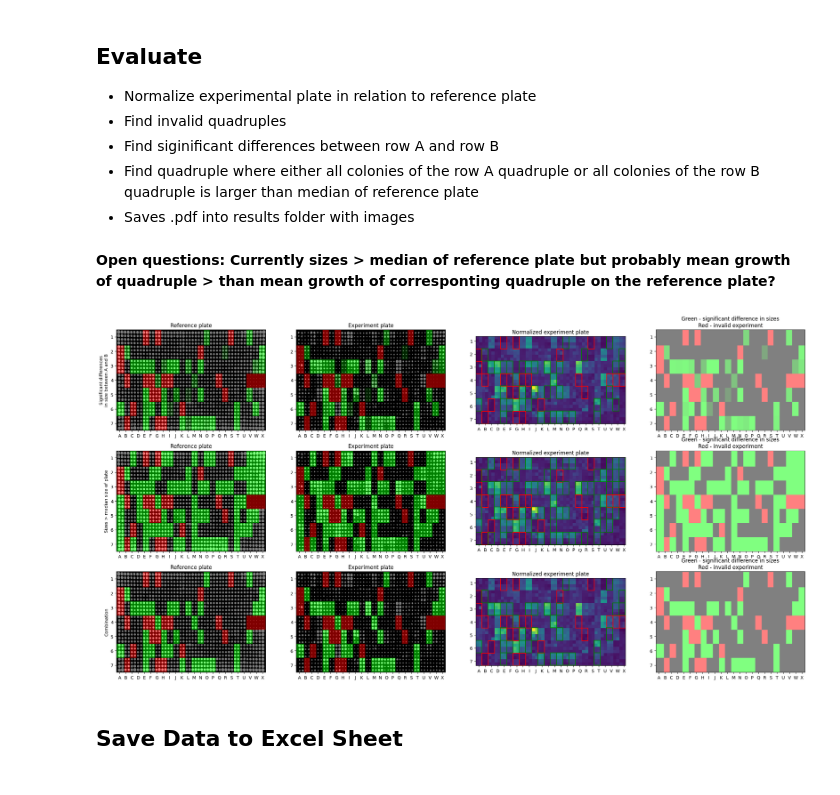
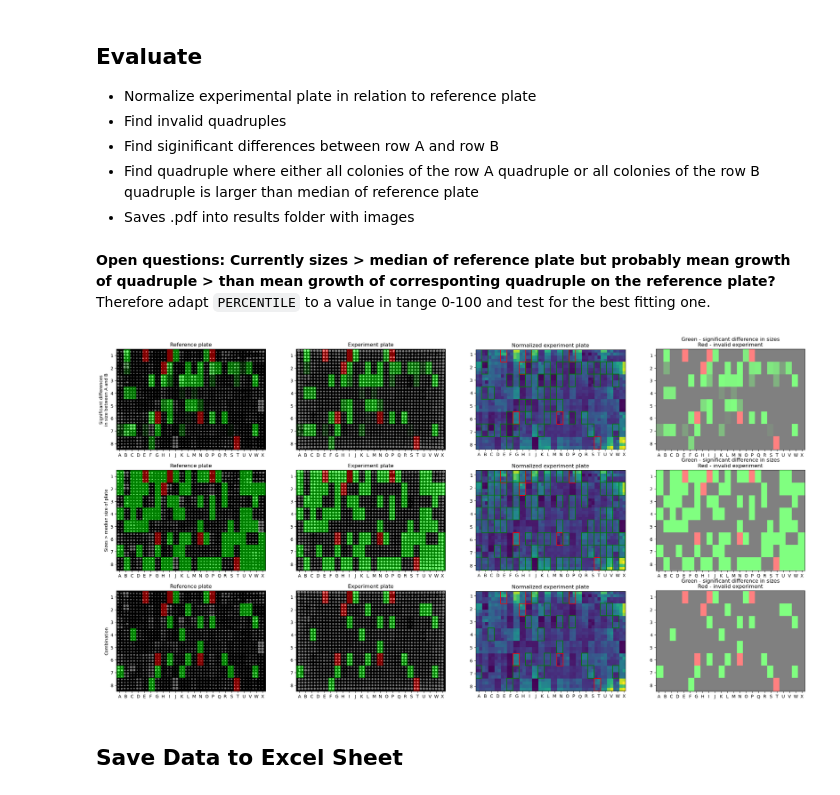
Before and after one commit to HannahKniesel/Hefekulturen, a Jupyter notebook: Hefekulturen.ipynb, the cells around one changed output. Saved outputs shown, nothing was run; the diff lists cells and outputs as text; code cells hidden in the pictures.

Commit message:
include ordinal scale and percentil

```diff
--- a/Hefekulturen.ipynb
+++ b/Hefekulturen.ipynb
@@ -21,9 +21,9 @@ Please edit the path to the reference plate (`path_to_reference_plate`) and expe
 
 **Attention** Please make sure that the images are cropped, in such way that only the yeast colonies are visible.
 # %%
-path_to_reference_plate = r"Y:\PySplitUbi_DataFiles\Test\36_MPC_ref_d3_test.JPG"
-path_to_experiment_plate = r"Y:\PySplitUbi_DataFiles\Test/36_MPC_Cu50_d3_test.JPG"
-save_results_folder = r"Y:\PySplitUbi_DataFiles\Test/Results2/"
+path_to_reference_plate = r"./Data\36_MPA_Cu0_d3.JPG"
+path_to_experiment_plate = r"./Data/36_MPA_ref_d3.JPG"
+save_results_folder = r"./Results/"
 # %%
 # IMG_SIZE = 8
 MIN_COLONY_SIZE = 250
@@ -56,5 +56,5 @@ Hint: if grid is not working properly, try to increase/decrease `erosion_iterati
 # %%
-erosion_iterations_ref = 5
+erosion_iterations_ref = 4
 erosion_iterations_exp = 4
 # %%
 rgb_grid_reference, xmins_idx_reference, ymins_idx_reference = compute_grid(reference_plate, erosion_iterations = erosion_iterations_ref)
@@ -89,10 +92,13 @@ plt.show()
 - Saves .pdf into results folder with images
 # %% [markdown]
 **Open questions: Currently sizes > median of reference plate but probably mean growth of quadruple > than mean growth of corresponting quadruple on the reference plate?**
+Therefore adapt `PERCENTILE` to a value in tange 0-100 and test for the best fitting one.
+# %%
+PERCENTILE = 50
 # %%
-quadruples = evaluate(experiment_plate, reference_plate, sizes_experiment, sizes_reference, x_start, x_end, y_start, y_end, MIN_COLONY_SIZE, P_VALUE_NULLHYPOTHESIS, log_dir = save_results_folder+"Result_"+str(Path(path_to_experiment_plate).stem)+".pdf")
+quadruples = evaluate(experiment_plate, reference_plate, sizes_experiment, sizes_reference, x_start, x_end, y_start, y_end, MIN_COLONY_SIZE, P_VALUE_NULLHYPOTHESIS, PERCENTILE, log_dir = save_results_folder+"Result_"+str(Path(path_to_experiment_plate).stem)+".pdf")
 # %% [output]
-[figure, old version]
+[figure, new version]
 # %% [markdown]
 ## Save Data to Excel Sheet
 # %%
```
Also changed, not shown: parts of 4 cells of this notebook, 2 other files.
